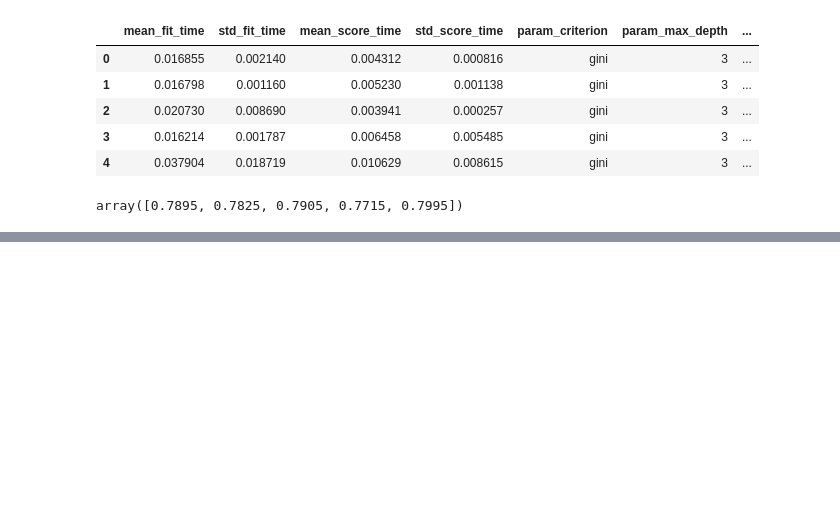
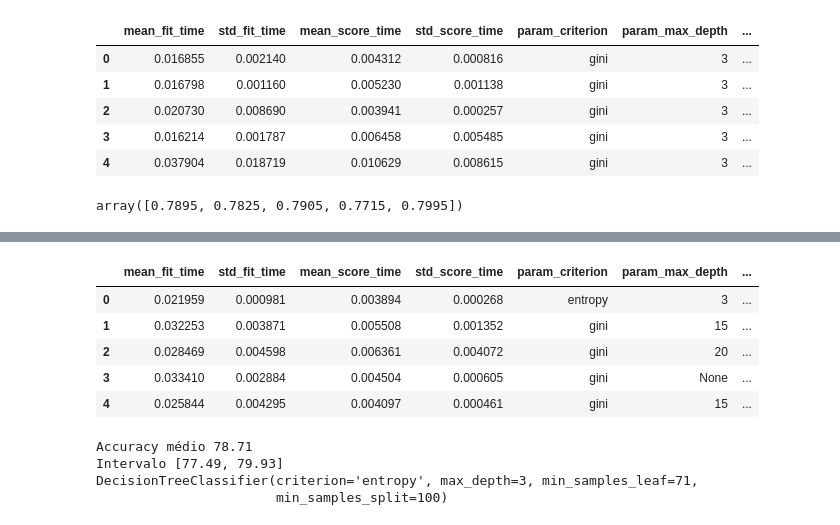
Before and after one commit to OseiasBeu/Data-Science, a Jupyter notebook: ValidandoModelos/Introdução_a_Machine_Learning_Otimização.ipynb, the cells around one changed output, grey strips where cells are left out. Saved outputs shown, nothing was run; the diff lists cells and outputs as text; code cells hidden in the pictures; blank space fills up the shorter version.

```diff
--- a/ValidandoModelos/Introdução_a_Machine_Learning_Otimização.ipynb
+++ b/ValidandoModelos/Introdução_a_Machine_Learning_Otimização.ipynb
@@ -691,3 +691,45 @@ graph = graphviz.Source(dot_data)
 graph
 # %% [output]
 [drawing not drawn]
+# %%
+from scipy.stats import randint
+from sklearn.model_selection import RandomizedSearchCV
+
+SEED=301
+np.random.seed(SEED)
+
+espaco_de_parametros = {
+    "max_depth" : [3, 5, 10, 15, 20, 30, None],
+    "min_samples_split" : randint(32, 128),
+    "min_samples_leaf" : randint(32, 128),
+    "criterion" : ["gini", "entropy"]
+
+}
+
+busca = RandomizedSearchCV(DecisionTreeClassifier(),
+                    espaco_de_parametros,
+                    n_iter = 16,
+                    cv = KFold(n_splits = 5, shuffle=True),
+                          random_state = SEED)
+
+
+busca.fit(x_azar, y_azar)
+resultados = pd.DataFrame(busca.cv_results_)
+resultados.head()
+# %% [output]
+|  | mean_fit_time | std_fit_time | mean_score_time | std_score_time | param_criterion | param_max_depth | ... |
+| 0 | 0.021959 | 0.000981 | 0.003894 | 0.000268 | entropy | 3 | ... |
+| 1 | 0.032253 | 0.003871 | 0.005508 | 0.001352 | gini | 15 | ... |
+| 2 | 0.028469 | 0.004598 | 0.006361 | 0.004072 | gini | 20 | ... |
+| 3 | 0.033410 | 0.002884 | 0.004504 | 0.000605 | gini | None | ... |
+| 4 | 0.025844 | 0.004295 | 0.004097 | 0.000461 | gini | 15 | ... |
+# %%
+scores = cross_val_score(busca, x_azar, y_azar, cv = KFold(n_splits=5, shuffle=True))
+imprime_score(scores)
+melhor = busca.best_estimator_
+print(melhor)
+# %% [output]
+Accuracy médio 78.71
+Intervalo [77.49, 79.93]
+DecisionTreeClassifier(criterion='entropy', max_depth=3, min_samples_leaf=71,
+                       min_samples_split=100)
```
Also changed, not shown: parts of 19 cells of this notebook.
